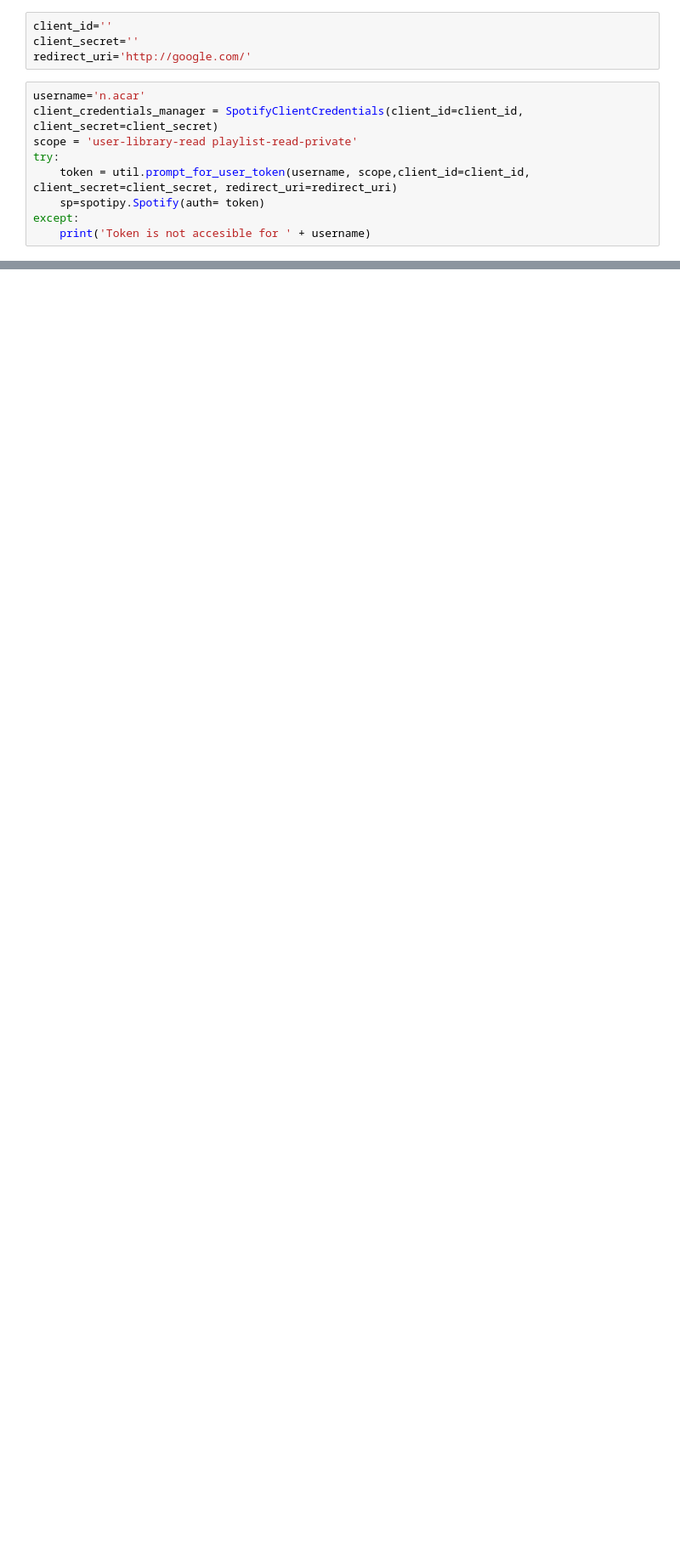
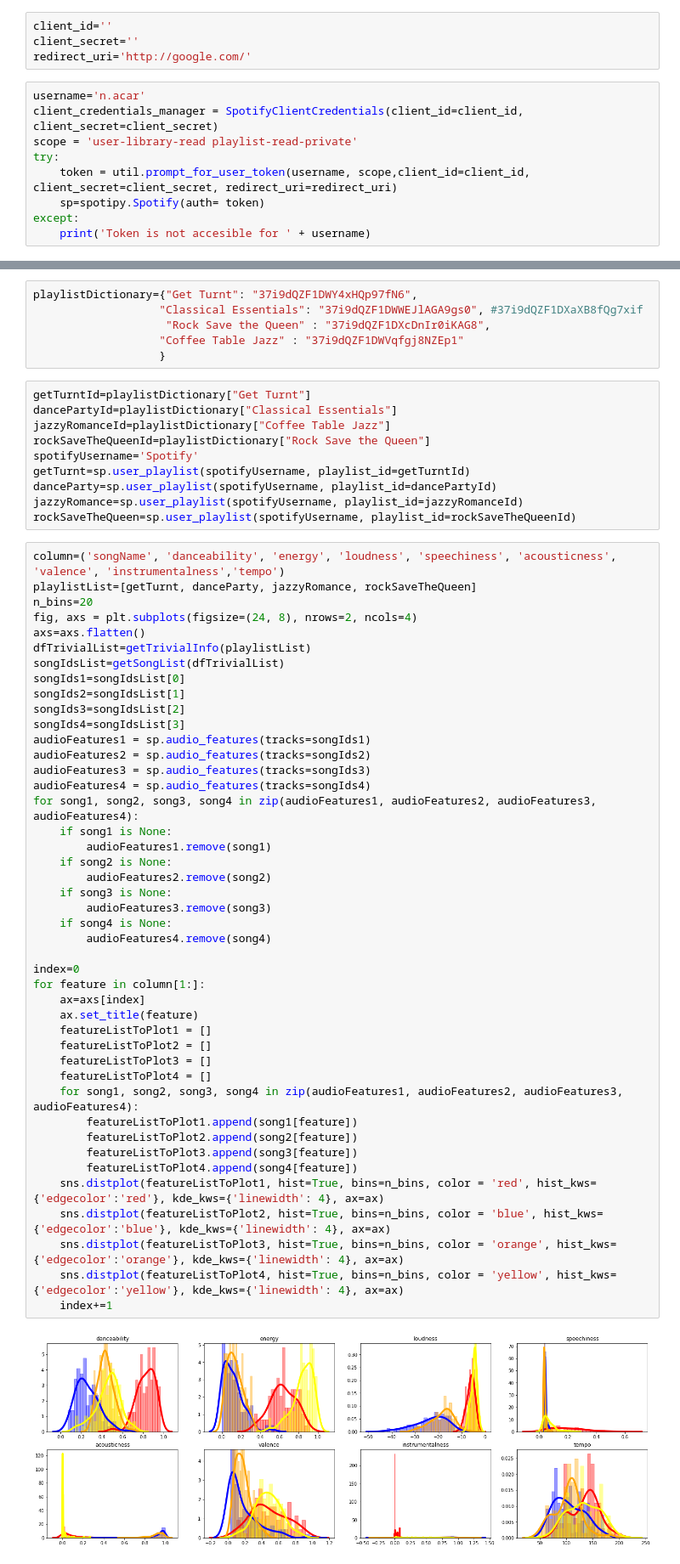
Before and after one commit to n0acar/spotify-playlist-selection, a Jupyter notebook: spotify-playlist-selection.ipynb, the cells around one changed output, grey strips where cells are left out. Shown at 85% size. Drawn from its saved outputs; the diff is of its cells as text; blank space fills up the shorter version.

```diff
--- a/spotify-playlist-selection.ipynb
+++ b/spotify-playlist-selection.ipynb
@@ -51,0 +67,62 @@ print(results2)
+# %%
+playlistDictionary={"Get Turnt": "37i9dQZF1DWY4xHQp97fN6",
+                   "Classical Essentials": "37i9dQZF1DWWEJlAGA9gs0", #37i9dQZF1DXaXB8fQg7xif
+                    "Rock Save the Queen" : "37i9dQZF1DXcDnIr0iKAG8",
+                   "Coffee Table Jazz" : "37i9dQZF1DWVqfgj8NZEp1"
+                   }
+# %%
+getTurntId=playlistDictionary["Get Turnt"]
+dancePartyId=playlistDictionary["Classical Essentials"]
+jazzyRomanceId=playlistDictionary["Coffee Table Jazz"]
+rockSaveTheQueenId=playlistDictionary["Rock Save the Queen"]
+spotifyUsername='Spotify'
+getTurnt=sp.user_playlist(spotifyUsername, playlist_id=getTurntId)
+danceParty=sp.user_playlist(spotifyUsername, playlist_id=dancePartyId)
+jazzyRomance=sp.user_playlist(spotifyUsername, playlist_id=jazzyRomanceId)
+rockSaveTheQueen=sp.user_playlist(spotifyUsername, playlist_id=rockSaveTheQueenId)
+# %%
+column=('songName', 'danceability', 'energy', 'loudness', 'speechiness', 'acousticness', 'valence', 'instrumentalness','tempo')
+playlistList=[getTurnt, danceParty, jazzyRomance, rockSaveTheQueen]
+n_bins=20
+fig, axs = plt.subplots(figsize=(24, 8), nrows=2, ncols=4)
+axs=axs.flatten()
+dfTrivialList=getTrivialInfo(playlistList)
+songIdsList=getSongList(dfTrivialList)
+songIds1=songIdsList[0]
+songIds2=songIdsList[1]
+songIds3=songIdsList[2]
+songIds4=songIdsList[3]
+audioFeatures1 = sp.audio_features(tracks=songIds1)
+audioFeatures2 = sp.audio_features(tracks=songIds2)
+audioFeatures3 = sp.audio_features(tracks=songIds3)
+audioFeatures4 = sp.audio_features(tracks=songIds4)
+for song1, song2, song3, song4 in zip(audioFeatures1, audioFeatures2, audioFeatures3, audioFeatures4):
+    if song1 is None:
+        audioFeatures1.remove(song1)
+    if song2 is None:
+        audioFeatures2.remove(song2)
+    if song3 is None:
+        audioFeatures3.remove(song3)
+    if song4 is None:
+        audioFeatures4.remove(song4)
+
+index=0
+for feature in column[1:]:
+    ax=axs[index]
+    ax.set_title(feature)
+    featureListToPlot1 = []
+    featureListToPlot2 = []
+    featureListToPlot3 = []
+    featureListToPlot4 = []
+    for song1, song2, song3, song4 in zip(audioFeatures1, audioFeatures2, audioFeatures3, audioFeatures4):
+        featureListToPlot1.append(song1[feature])
+        featureListToPlot2.append(song2[feature])
+        featureListToPlot3.append(song3[feature])
+        featureListToPlot4.append(song4[feature])
+    sns.distplot(featureListToPlot1, hist=True, bins=n_bins, color = 'red', hist_kws={'edgecolor':'red'}, kde_kws={'linewidth': 4}, ax=ax)
+    sns.distplot(featureListToPlot2, hist=True, bins=n_bins, color = 'blue', hist_kws={'edgecolor':'blue'}, kde_kws={'linewidth': 4}, ax=ax)
+    sns.distplot(featureListToPlot3, hist=True, bins=n_bins, color = 'orange', hist_kws={'edgecolor':'orange'}, kde_kws={'linewidth': 4}, ax=ax)
+    sns.distplot(featureListToPlot4, hist=True, bins=n_bins, color = 'yellow', hist_kws={'edgecolor':'yellow'}, kde_kws={'linewidth': 4}, ax=ax)
+    index+=1
+# %% [output]
+[figure, added]
```
Also changed, not shown: parts of 23 cells of this notebook.
